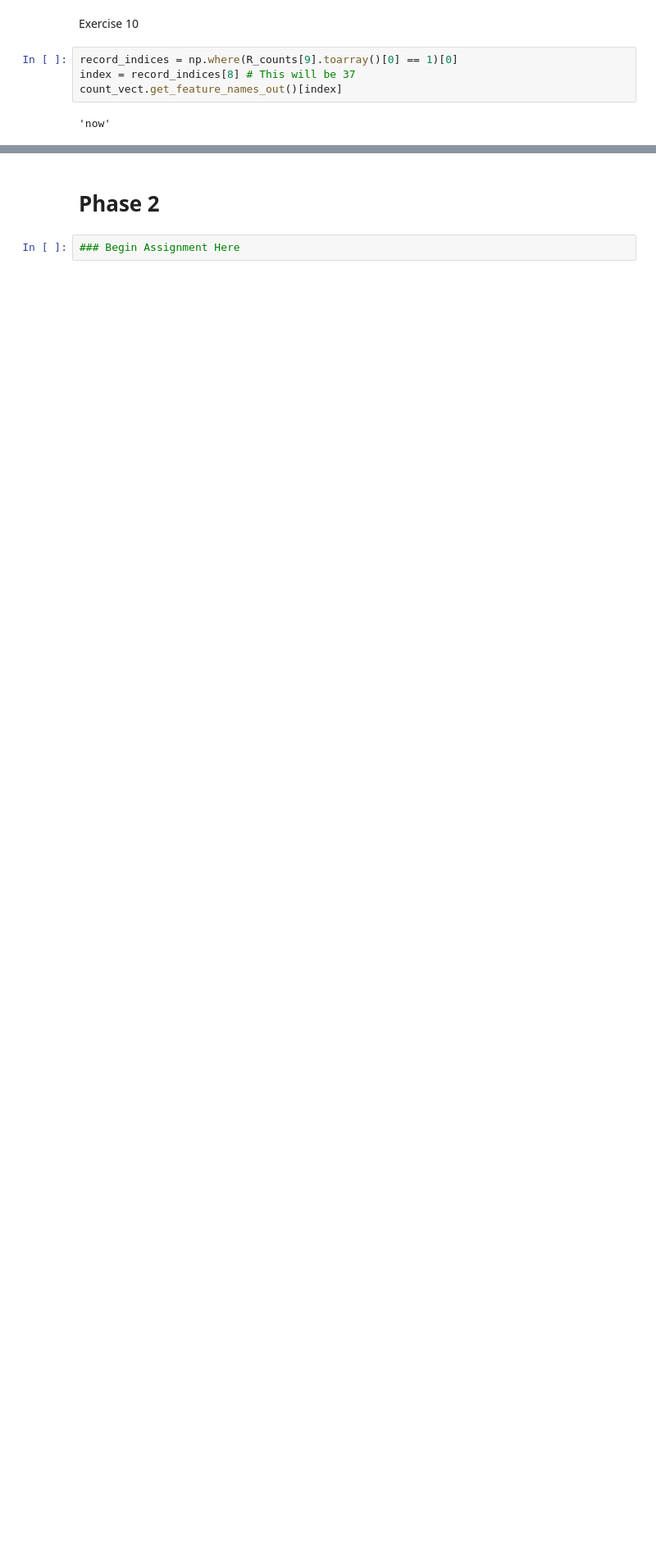
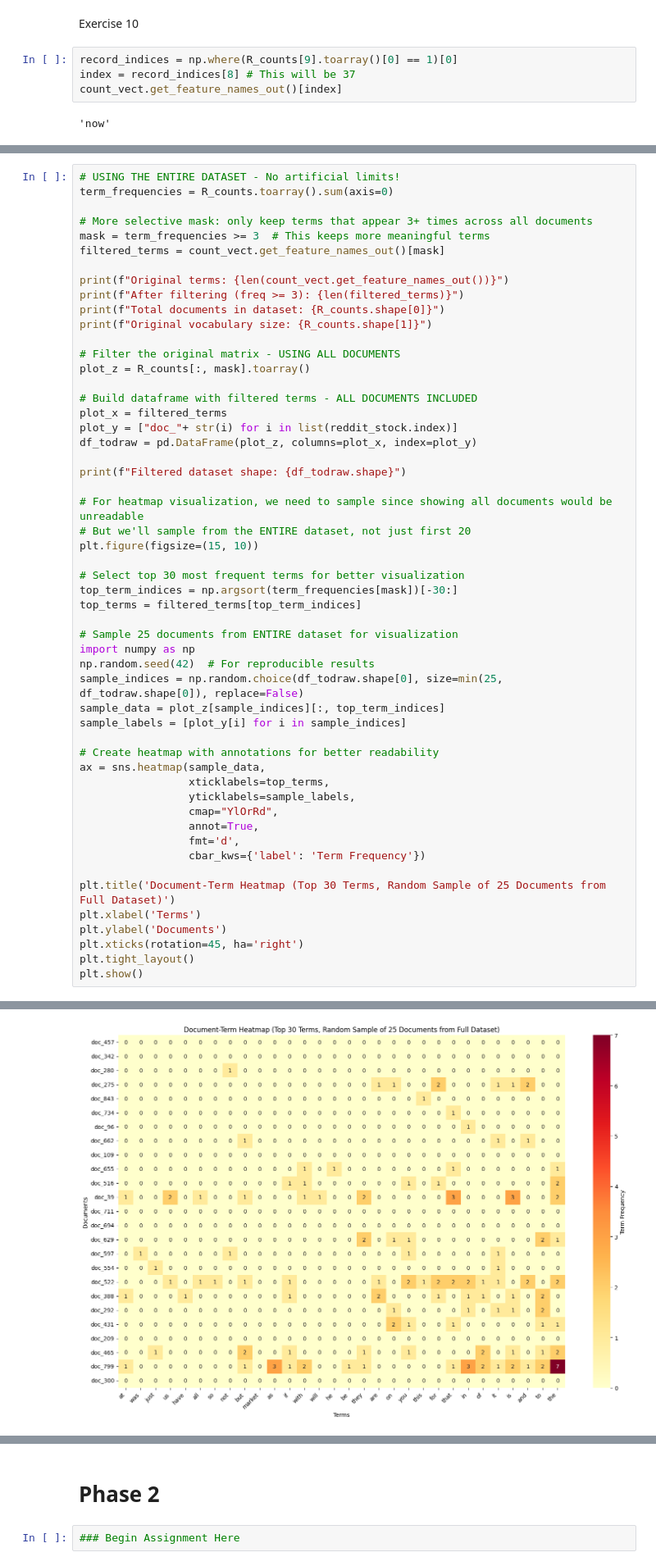
Before and after one commit to vishxrad/DM2025-Lab1-Exercise, a Jupyter notebook: DM2025-Lab1-Homework.ipynb, the cells around one changed output, grey strips where cells are left out. Shown at 82% size. Cells and saved outputs as stored; diff of their text form; blank space fills up the shorter version.

```diff
--- a/DM2025-Lab1-Homework.ipynb
+++ b/DM2025-Lab1-Homework.ipynb
@@ -440,0 +527,54 @@ count_vect.get_feature_names_out()[index]
+# %%
+# USING THE ENTIRE DATASET - No artificial limits!
+term_frequencies = R_counts.toarray().sum(axis=0)
+
+# More selective mask: only keep terms that appear 3+ times across all documents
+mask = term_frequencies >= 3  # This keeps more meaningful terms
+filtered_terms = count_vect.get_feature_names_out()[mask]
+
+print(f"Original terms: {len(count_vect.get_feature_names_out())}")
+print(f"After filtering (freq >= 3): {len(filtered_terms)}")
+print(f"Total documents in dataset: {R_counts.shape[0]}")
+print(f"Original vocabulary size: {R_counts.shape[1]}")
+
+# Filter the original matrix - USING ALL DOCUMENTS
+plot_z = R_counts[:, mask].toarray()
+
+# Build dataframe with filtered terms - ALL DOCUMENTS INCLUDED
+plot_x = filtered_terms
+plot_y = ["doc_"+ str(i) for i in list(reddit_stock.index)]
+df_todraw = pd.DataFrame(plot_z, columns=plot_x, index=plot_y)
+
+print(f"Filtered dataset shape: {df_todraw.shape}")
+
+# For heatmap visualization, we need to sample since showing all documents would be unreadable
+# But we'll sample from the ENTIRE dataset, not just first 20
+plt.figure(figsize=(15, 10))
+
+# Select top 30 most frequent terms for better visualization
+top_term_indices = np.argsort(term_frequencies[mask])[-30:]
+top_terms = filtered_terms[top_term_indices]
+
+# Sample 25 documents from ENTIRE dataset for visualization
+import numpy as np
+np.random.seed(42)  # For reproducible results
+sample_indices = np.random.choice(df_todraw.shape[0], size=min(25, df_todraw.shape[0]), replace=False)
+sample_data = plot_z[sample_indices][:, top_term_indices]
+sample_labels = [plot_y[i] for i in sample_indices]
+
+# Create heatmap with annotations for better readability
+ax = sns.heatmap(sample_data,
+                 xticklabels=top_terms,
+                 yticklabels=sample_labels,
+                 cmap="YlOrRd",
+                 annot=True,
+                 fmt='d',
+                 cbar_kws={'label': 'Term Frequency'})
+
+plt.title('Document-Term Heatmap (Top 30 Terms, Random Sample of 25 Documents from Full Dataset)')
+plt.xlabel('Terms')
+plt.ylabel('Documents')
+plt.xticks(rotation=45, ha='right')
+plt.tight_layout()
+plt.show()
+# %% [output]
@@ -440,0 +586 @@ count_vect.get_feature_names_out()[index]
+[figure, added]
```
Also changed, not shown: parts of 25 cells of this notebook, 1 other file.
